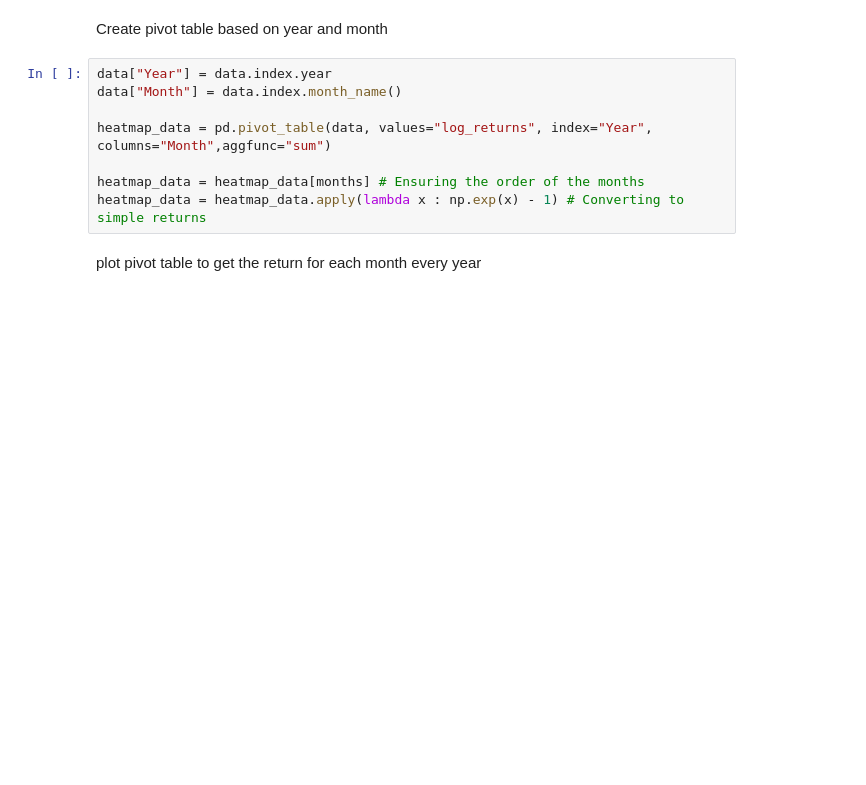
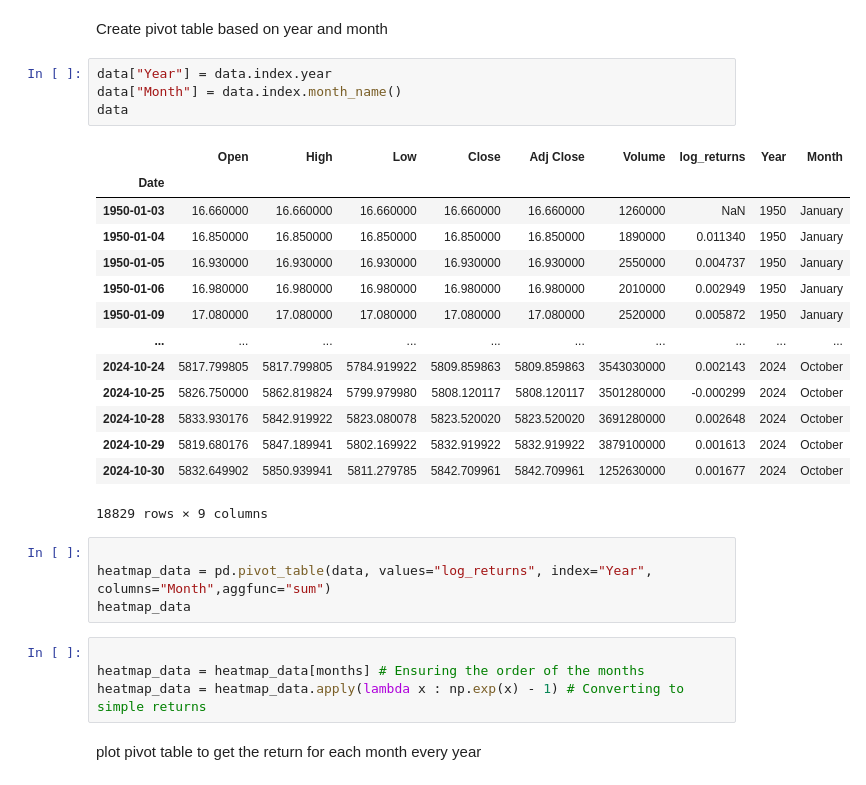
Before and after one commit to Fintech-Society/Fintech-Society-Meeting-2024-10-30, a Jupyter notebook: timeseries.ipynb, the cells around one changed output. Saved outputs shown, nothing was run; the diff lists cells and outputs as text; blank space fills up the shorter version.

```diff
--- a/timeseries.ipynb
+++ b/timeseries.ipynb
@@ -150,11 +159,30 @@ months
  'December']
 # %% [markdown]
 Create pivot table based on year and month
+# %%
+data["Year"] = data.index.year
+data["Month"] = data.index.month_name()
+data
+# %% [output]
+|  | Open | High | Low | Close | Adj Close | Volume | log_returns | Year | Month |
+| Date |  |  |  |  |  |  |  |  |  |
+| 1950-01-03 | 16.660000 | 16.660000 | 16.660000 | 16.660000 | 16.660000 | 1260000 | NaN | 1950 | January |
+| 1950-01-04 | 16.850000 | 16.850000 | 16.850000 | 16.850000 | 16.850000 | 1890000 | 0.011340 | 1950 | January |
+| 1950-01-05 | 16.930000 | 16.930000 | 16.930000 | 16.930000 | 16.930000 | 2550000 | 0.004737 | 1950 | January |
+| 1950-01-06 | 16.980000 | 16.980000 | 16.980000 | 16.980000 | 16.980000 | 2010000 | 0.002949 | 1950 | January |
+| 1950-01-09 | 17.080000 | 17.080000 | 17.080000 | 17.080000 | 17.080000 | 2520000 | 0.005872 | 1950 | January |
+| ... | ... | ... | ... | ... | ... | ... | ... | ... | ... |
+| 2024-10-24 | 5817.799805 | 5817.799805 | 5784.919922 | 5809.859863 | 5809.859863 | 3543030000 | 0.002143 | 2024 | October |
+| 2024-10-25 | 5826.750000 | 5862.819824 | 5799.979980 | 5808.120117 | 5808.120117 | 3501280000 | -0.000299 | 2024 | October |
+| 2024-10-28 | 5833.930176 | 5842.919922 | 5823.080078 | 5823.520020 | 5823.520020 | 3691280000 | 0.002648 | 2024 | October |
+| 2024-10-29 | 5819.680176 | 5847.189941 | 5802.169922 | 5832.919922 | 5832.919922 | 3879100000 | 0.001613 | 2024 | October |
+| 2024-10-30 | 5832.649902 | 5850.939941 | 5811.279785 | 5842.709961 | 5842.709961 | 1252630000 | 0.001677 | 2024 | October |
+18829 rows × 9 columns
+# %%
+
+heatmap_data = pd.pivot_table(data, values="log_returns", index="Year", columns="Month",aggfunc="sum")
+heatmap_data
 # %%
-data["Year"] = data.index.year
-data["Month"] = data.index.month_name()
-
-heatmap_data = pd.pivot_table(data, values="log_returns", index="Year", columns="Month",aggfunc="sum")
 
 heatmap_data = heatmap_data[months] # Ensuring the order of the months
 heatmap_data = heatmap_data.apply(lambda x : np.exp(x) - 1) # Converting to simple returns
```
Also changed, not shown: parts of 9 cells of this notebook, 3 other files.
